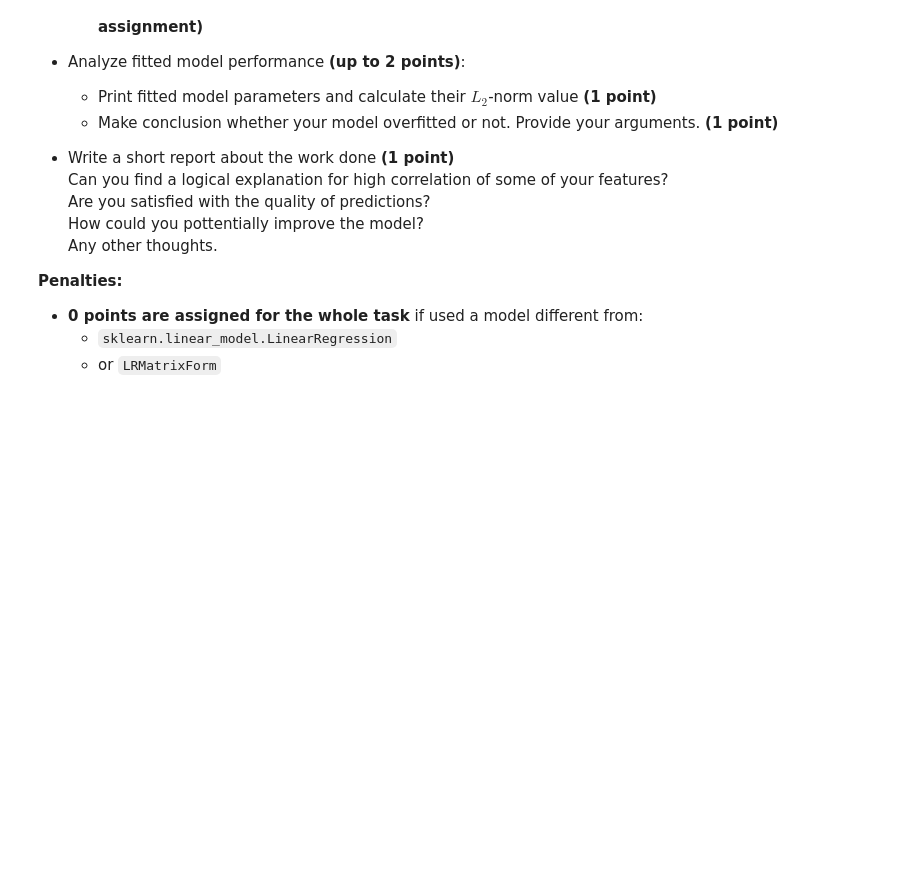
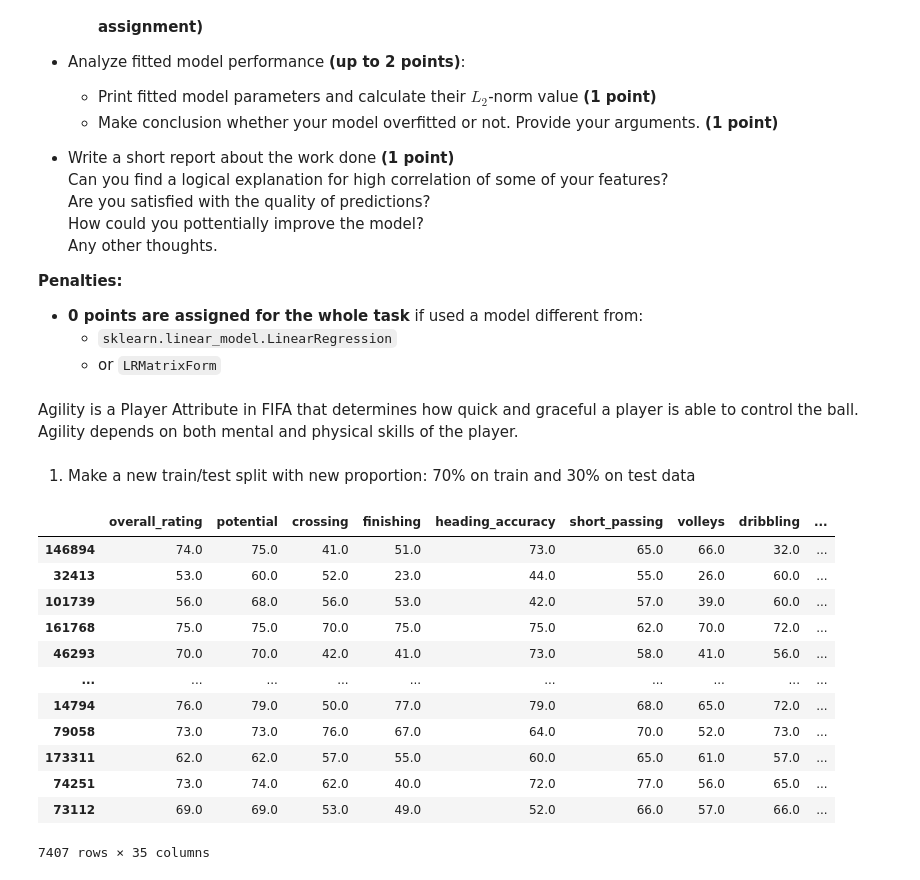
Before and after one commit to slobby/ml_task3, a Jupyter notebook: lineral_regression.ipynb, the cells around one changed output. Drawn from its saved outputs; the diff is of its cells as text; code cells hidden in the pictures; blank space fills up the shorter version.

```diff
--- a/lineral_regression.ipynb
+++ b/lineral_regression.ipynb
@@ -1625,3 +1625,7 @@ Steps you need to follow:
 - **0 points are assigned for the whole task** if used a model different from:
     - `sklearn.linear_model.LinearRegression`
     - or `LRMatrixForm`
+# %% [markdown]
+Agility is a Player Attribute in FIFA that determines how quick and graceful a player is able to control the ball. Agility depends on both mental and physical skills of the player.
+# %% [markdown]
+1. Make a new train/test split with new proportion: 70% on train and 30% on test data
@@ -1627,0 +1644,16 @@ Steps you need to follow:
+# %%
+x_train_mc
+# %% [output]
+|  | overall_rating | potential | crossing | finishing | heading_accuracy | short_passing | volleys | dribbling | ... |
+| 146894 | 74.0 | 75.0 | 41.0 | 51.0 | 73.0 | 65.0 | 66.0 | 32.0 | ... |
+| 32413 | 53.0 | 60.0 | 52.0 | 23.0 | 44.0 | 55.0 | 26.0 | 60.0 | ... |
+| 101739 | 56.0 | 68.0 | 56.0 | 53.0 | 42.0 | 57.0 | 39.0 | 60.0 | ... |
+| 161768 | 75.0 | 75.0 | 70.0 | 75.0 | 75.0 | 62.0 | 70.0 | 72.0 | ... |
+| 46293 | 70.0 | 70.0 | 42.0 | 41.0 | 73.0 | 58.0 | 41.0 | 56.0 | ... |
+| ... | ... | ... | ... | ... | ... | ... | ... | ... | ... |
+| 14794 | 76.0 | 79.0 | 50.0 | 77.0 | 79.0 | 68.0 | 65.0 | 72.0 | ... |
+| 79058 | 73.0 | 73.0 | 76.0 | 67.0 | 64.0 | 70.0 | 52.0 | 73.0 | ... |
+| 173311 | 62.0 | 62.0 | 57.0 | 55.0 | 60.0 | 65.0 | 61.0 | 57.0 | ... |
+| 74251 | 73.0 | 74.0 | 62.0 | 40.0 | 72.0 | 77.0 | 56.0 | 65.0 | ... |
+| 73112 | 69.0 | 69.0 | 53.0 | 49.0 | 52.0 | 66.0 | 57.0 | 66.0 | ... |
+7407 rows × 35 columns
```
Also changed, not shown: parts of 2 cells of this notebook.
